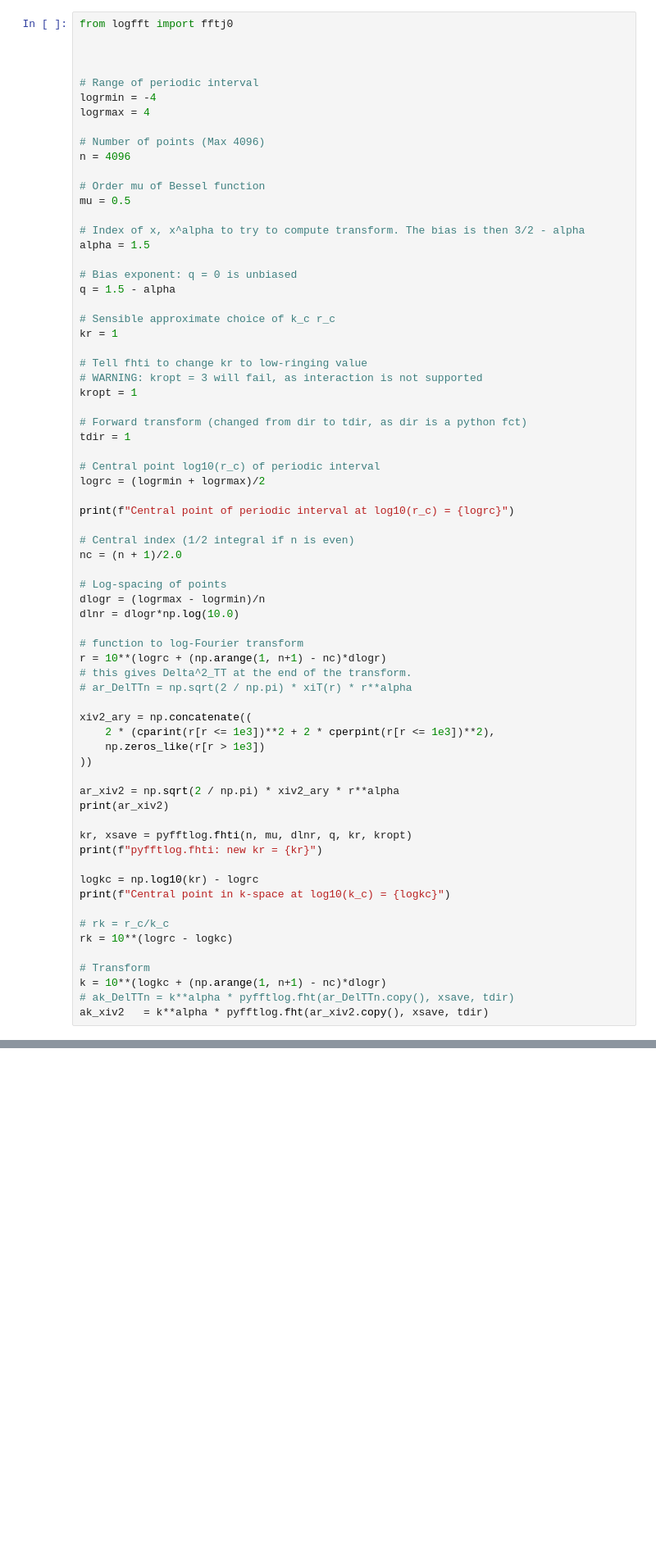
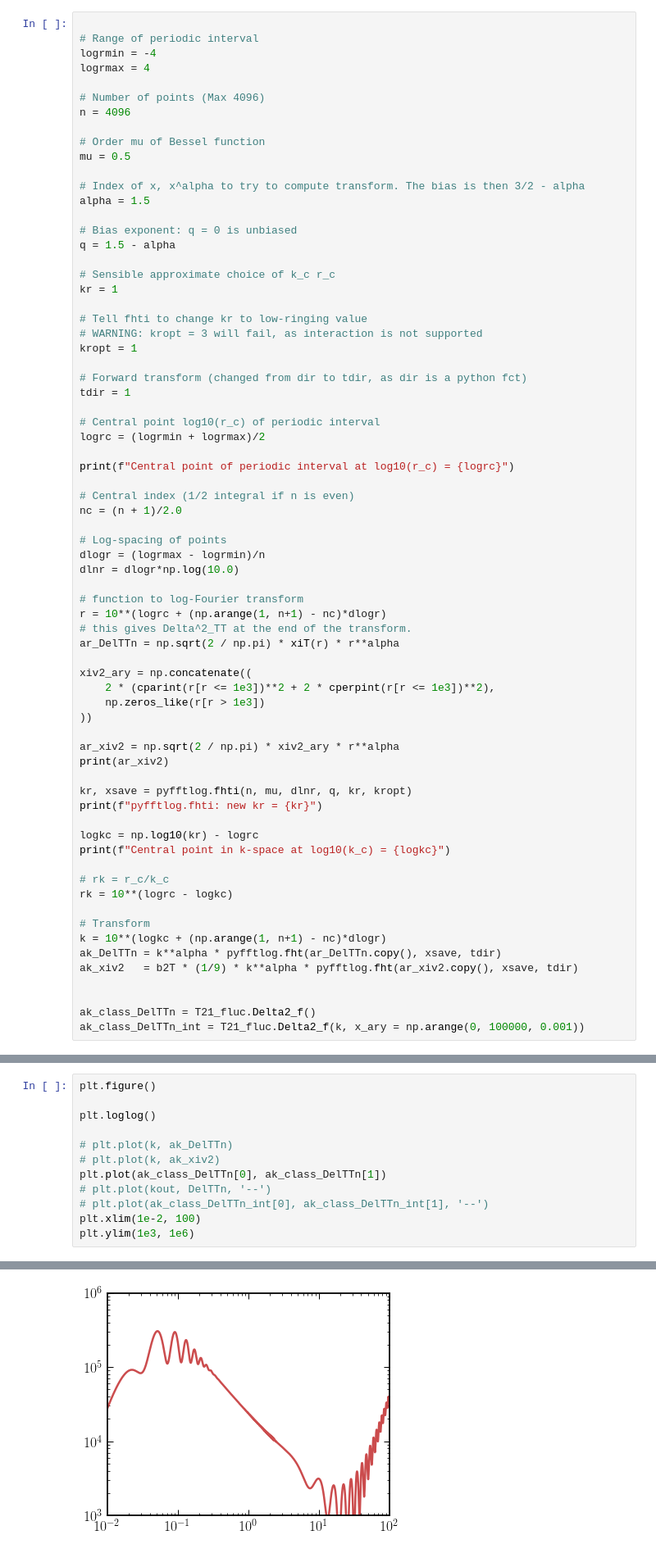
Before and after one commit to hongwanliu/millicharged_DM_with_bath, a Jupyter notebook: notebooks/Fluctuations_Working_Notebook.ipynb, the cells around one changed output, grey strips where cells are left out. Shown at 82% size. Drawn from its saved outputs; the diff is of its cells as text; blank space fills up the shorter version.

```diff
--- a/notebooks/Fluctuations_Working_Notebook.ipynb
+++ b/notebooks/Fluctuations_Working_Notebook.ipynb
@@ -592,7 +636,4 @@ RecursionError: maximum recursion depth exceeded while calling a Python object
 # %%
-from logfft import fftj0
-
-
 
 # Range of periodic interval
 logrmin = -4
@@ -635,7 +676,7 @@ dlnr = dlogr*np.log(10.0)
 # function to log-Fourier transform
 r = 10**(logrc + (np.arange(1, n+1) - nc)*dlogr)
 # this gives Delta^2_TT at the end of the transform.
-# ar_DelTTn = np.sqrt(2 / np.pi) * xiT(r) * r**alpha
+ar_DelTTn = np.sqrt(2 / np.pi) * xiT(r) * r**alpha
 
 xiv2_ary = np.concatenate((
     2 * (cparint(r[r <= 1e3])**2 + 2 * cperpint(r[r <= 1e3])**2),
@@ -656,11 +697,28 @@ rk = 10**(logrc - logkc)
 
 # Transform
 k = 10**(logkc + (np.arange(1, n+1) - nc)*dlogr)
-# ak_DelTTn = k**alpha * pyfftlog.fht(ar_DelTTn.copy(), xsave, tdir)
-ak_xiv2   = k**alpha * pyfftlog.fht(ar_xiv2.copy(), xsave, tdir)
+ak_DelTTn = k**alpha * pyfftlog.fht(ar_DelTTn.copy(), xsave, tdir)
+ak_xiv2   = b2T * (1/9) * k**alpha * pyfftlog.fht(ar_xiv2.copy(), xsave, tdir)
+
+
+ak_class_DelTTn = T21_fluc.Delta2_f()
+ak_class_DelTTn_int = T21_fluc.Delta2_f(k, x_ary = np.arange(0, 100000, 0.001))
 # %% [output]
 Central point of periodic interval at log10(r_c) = 0.0
 [4.80347198e-06 4.83598500e-06 4.86871809e-06 ... 0.00000000e+00
  0.00000000e+00 0.00000000e+00]
 pyfftlog.fhti: new kr = 1.0005567620512366
 Central point in k-space at log10(k_c) = 0.0002417313993929534
+# %%
+plt.figure()
+
+plt.loglog()
+
+# plt.plot(k, ak_DelTTn)
+# plt.plot(k, ak_xiv2)
+plt.plot(ak_class_DelTTn[0], ak_class_DelTTn[1])
+# plt.plot(kout, DelTTn, '--')
+# plt.plot(ak_class_DelTTn_int[0], ak_class_DelTTn_int[1], '--')
+plt.xlim(1e-2, 100)
+plt.ylim(1e3, 1e6)
+# %% [output]
@@ -667,3 +726,4 @@ Central point in k-space at log10(k_c) = 0.0002417313993929534
+[figure, added]
 # %%
 plt.figure(figsize=(8,6))
 
```
Also changed, not shown: parts of 15 cells of this notebook, 2 other files.
